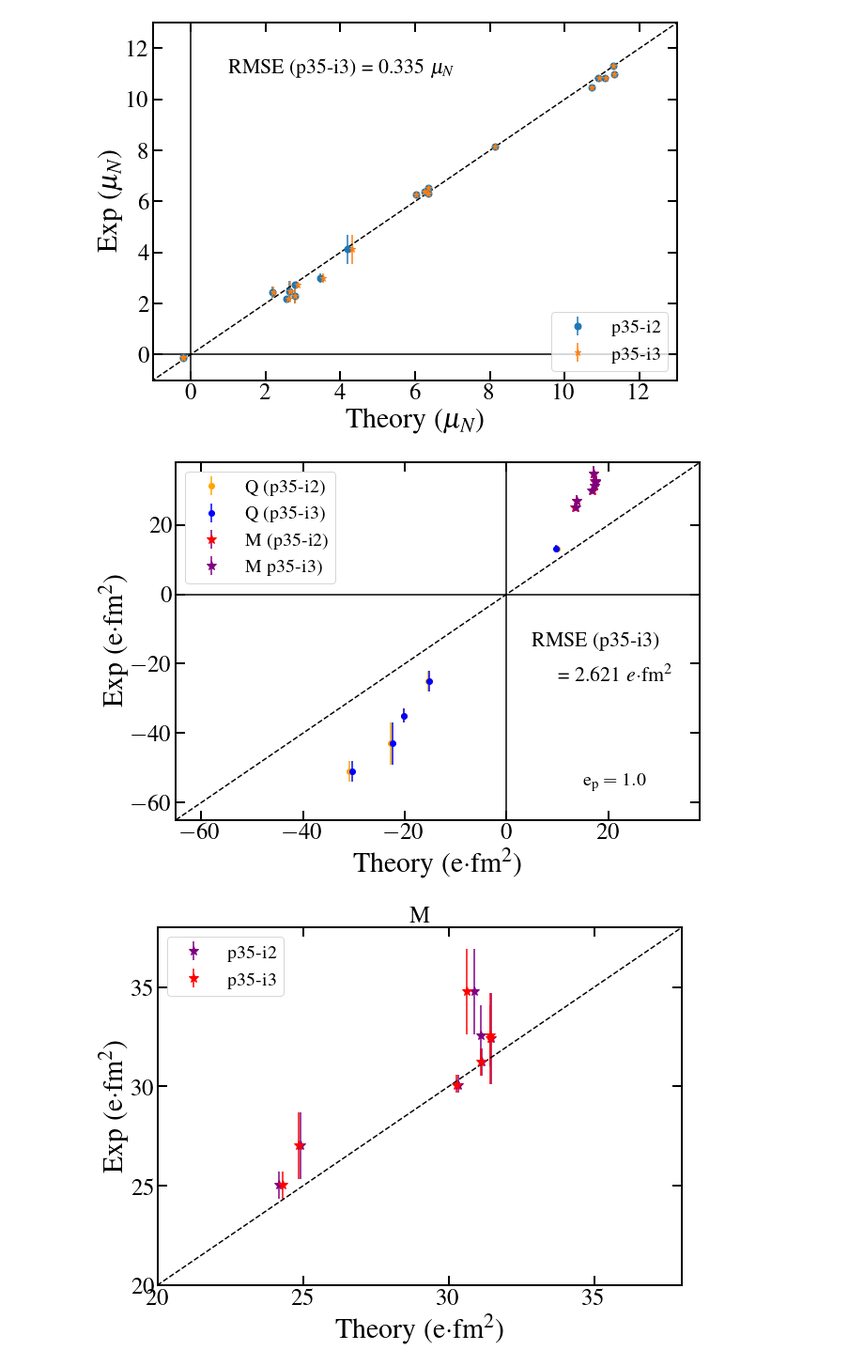
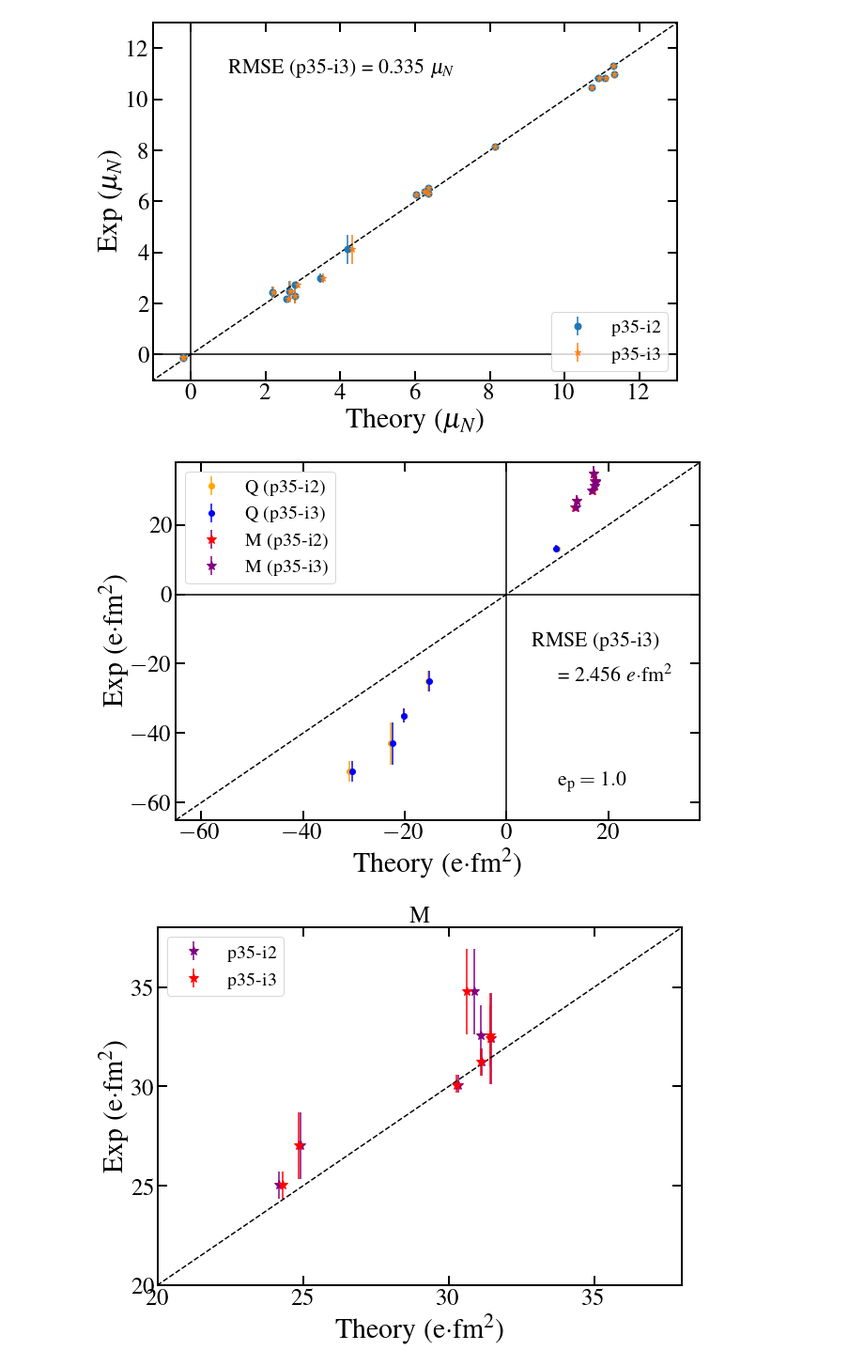
Before and after one commit to JordanPurcell/Research, a Jupyter notebook: plots/EM_properties.ipynb, the cells around one changed output. Shown: that part at 94% size. Saved outputs shown, nothing was run; the diff lists cells and outputs as text; code cells hidden in the pictures.

Commit message:
Update QM plots
corrected RMSE

```diff
--- a/plots/EM_properties.ipynb
+++ b/plots/EM_properties.ipynb
@@ -61,7 +61,7 @@ BE2_86_exp = [57.74, 32.342, 0.1193, 9.40, 38.38]
 BE2_86_error = [1.68, 0.543, 0.0076, 1.04, 4.03]
 # 94Rb only has J values of 6 and 8+
 # M = sqrt[B(E2)]
-M_exp = [math.sqrt(BE2_exp[i]) for i in range(len(BE2_exp))]
+M_exp = np.array([math.sqrt(BE2_exp[i]) for i in range(len(BE2_exp))])
 M_err_top = [0.5*BE2_err_top[i]*math.pow(BE2_exp[i], -0.5) for i in range(len(BE2_exp))]
 M_err_bot = [0.5*BE2_err_bot[i]*math.pow(BE2_exp[i], -0.5) for i in range(len(BE2_exp))]
 M_i2 = [math.sqrt(BE2_02_i2[i]) for i in range(len(BE2_02_i2))]
@@ -638,7 +638,7 @@ plt.plot(x, x, 'k--')
 plt.errorbar(Q_i2_free, Qexp, yerr=Q_err, fmt='o', mfc='orange', mec='orange', ecolor='orange', label='Q (p35-i2)')
 plt.errorbar(Q_i3_free, Qexp, yerr=Q_err, fmt='o', mfc='blue', mec='blue', ecolor='blue', label='Q (p35-i3)')
 plt.errorbar(M_free_i2, M_exp, yerr=(M_err_bot, M_err_top), fmt='*', mfc='red', mec='red', ecolor='purple', ms=10, label=r'M (p35-i2)')
-plt.errorbar(M_free_i3, M_exp, yerr=(M_err_bot, M_err_top), fmt='*', mfc='purple', mec='purple', ecolor='purple', ms=10, label=r'M p35-i3)')
+plt.errorbar(M_free_i3, M_exp, yerr=(M_err_bot, M_err_top), fmt='*', mfc='purple', mec='purple', ecolor='purple', ms=10, label=r'M (p35-i3)')
 plt.vlines(0, -65, 38, colors='k')
 plt.hlines(0, -65, 38, colors='k')
 plt.xlim(-65, 38)
@@ -648,8 +648,8 @@ plt.ylabel(r'Exp (e$ \cdot $fm$^2$)', fontsize=30)
 plt.tick_params(which="major", direction="in", right=True, top=True, length=10, width=2, labelsize=25)
 plt.tick_params(which="minor", direction="in", right=True, top=True, length=5, width=1, labelsize=25)
 plt.text(5, -15, f'RMSE (p35-i3)', fontsize = 22)
-plt.text(10, -25, f'= {math.sqrt(np.linalg.norm(Qexp -Q_i3_free)/Qexp.size):.3f} $e \cdot $fm$^2$', fontsize = 22)
-plt.text(15,-55, r'e$_\mathrm{p} = 1.0$', fontsize=20)
+plt.text(10, -25, f'= {math.sqrt((np.linalg.norm(Qexp -Q_i3_free)+ np.linalg.norm(M_exp -M_free_i3))/(Qexp.size+M_exp.size)):.3f} $e \cdot $fm$^2$', fontsize = 22)
+plt.text(10, -55, r'e$_{\mathrm{p}} = 1.0$', fontsize = 22)
 plt.legend(fontsize=20)
 plt.show()
 
@@ -660,33 +660,33 @@ plt.plot(x, x, 'k--')
 plt.xlim(20, 38)
 plt.ylim(20, 38)
 plt.xlabel(r'Theory (e$ \cdot $fm$^2$)', fontsize=30)
 plt.ylabel(r'Exp (e$ \cdot $fm$^2$)', fontsize=30)
 plt.tick_params(which="major", direction="in", right=True, top=True, length=10, width=2, labelsize=25)
 plt.tick_params(which="minor", direction="in", right=True, top=True, length=5, width=1, labelsize=25)
 plt.title(r'M', fontsize=25)
 plt.legend(fontsize=20)
 plt.show()
 
 fig4 = plt.figure(figsize=(10,7))
 ax4 = fig4.add_subplot()
 plt.errorbar(A_even[:7], BE2_exp, yerr=(BE2_err_bot, BE2_err_top), fmt='s', mfc='black', mec='black', ecolor='black', ms=8, label='exp')
 plt.plot(A_even, BE2_th1, 'ko-', label='p35-i3', color="purple", marker="*", markersize=10, zorder=3)
 plt.plot(A_even, BE2_th2, '-o', label='p35-i2')
 plt.plot(A_even, BE2_JW, 'bo-', label='n50j')
 plt.plot(A_even, BE2_jj44a, 'go-', label='jj44a')
 plt.xlim(78, 100)
 plt.ylim(0, 1500)
 plt.xticks(A_even, Even_ticks)
 plt.ylabel('B(E2) e$^2 \cdot $fm$^4$', fontsize=30)
 plt.tick_params(which="major", direction="in", right=True, top=True, length=10, width=2, pad=8, labelsize=22)
 plt.tick_params(which="minor", direction="in", right=True, top=True, length=5, width=1, labelsize=25)
 plt.legend(fontsize=20, loc='lower right')
 ax4.text(0.08, 0.1, r'0$^+_1$ $\rightarrow$ 2$^+_1$ for N=50',
         verticalalignment='bottom', horizontalalignment='left',
         transform=ax4.transAxes,
         color='black', fontsize=20)
 plt.show()
 # %% [output]
-[figure, old version]
+[figure, new version]
 [figure]
 [figure]
```
Also changed, not shown: parts of 1 cell of this notebook, 2 other files.
